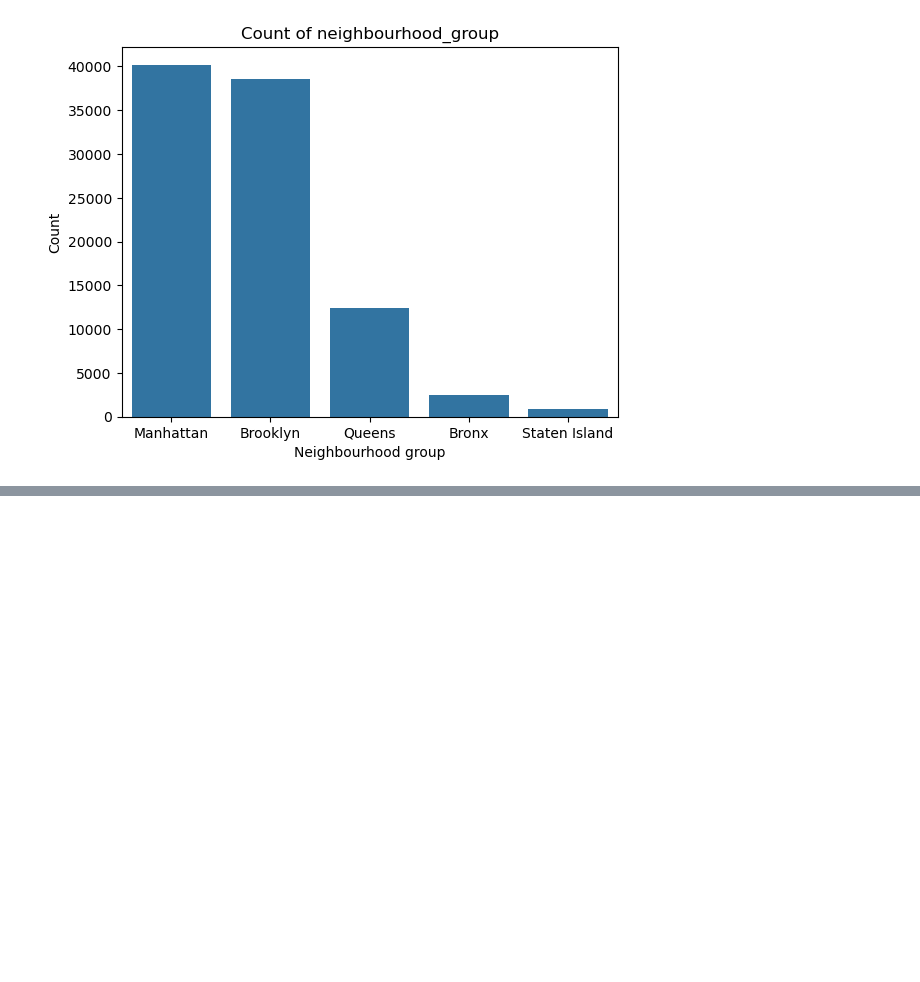
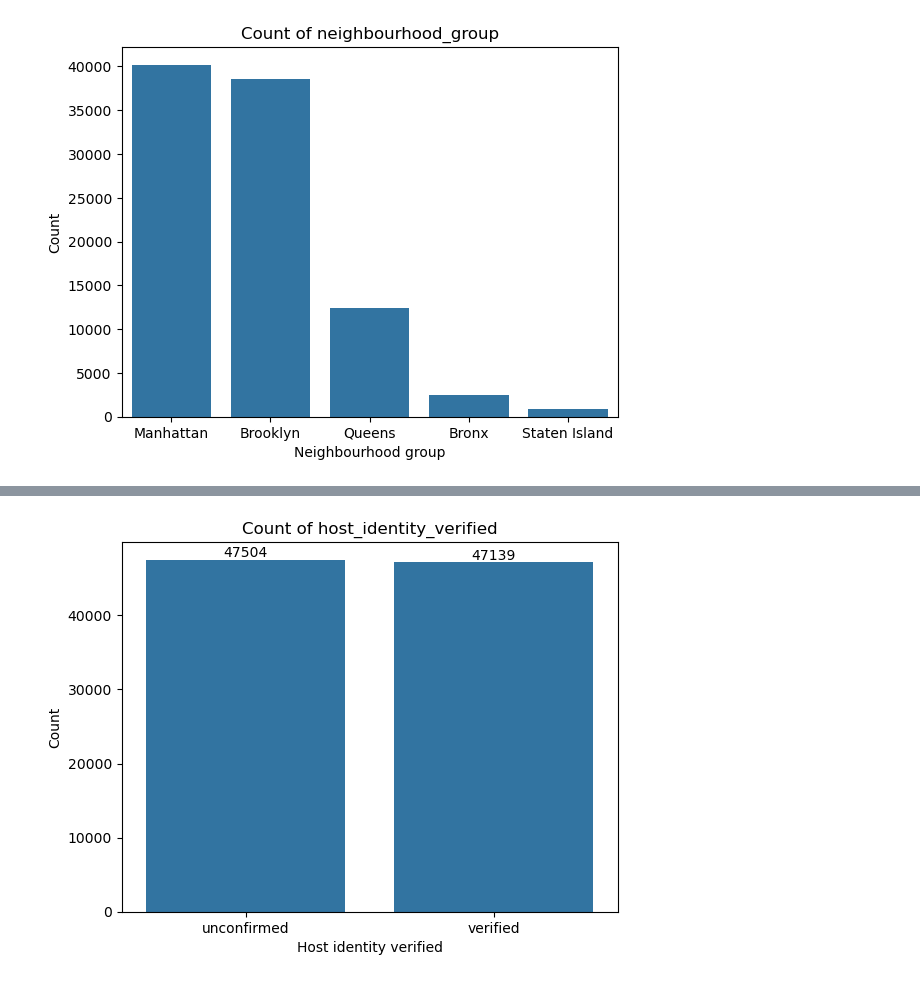
Before and after one commit to martharegina/airbnb_listings, a Jupyter notebook: airbnb_price_analysis.ipynb, the cells around one changed output, grey strips where cells are left out. Saved outputs shown, nothing was run; the diff lists cells and outputs as text; code cells hidden in the pictures; blank space fills up the shorter version.

```diff
--- a/airbnb_price_analysis.ipynb
+++ b/airbnb_price_analysis.ipynb
@@ -292,0 +269,11 @@ The bar plot shows that the majority of Airbnb properties are located in Manhatt
+# %%
+# Plot distribution of host_identity_verified
+ax = sns.countplot(x='host_identity_verified', data=data)
+plt.title('Count of host_identity_verified')
+plt.xlabel('Host identity verified')
+plt.ylabel('Count')
+for label in ax.containers:
+    ax.bar_label(label)
+plt.show()
+# %% [output]
+[figure, added]
```
Also changed, not shown: parts of 19 cells of this notebook.
